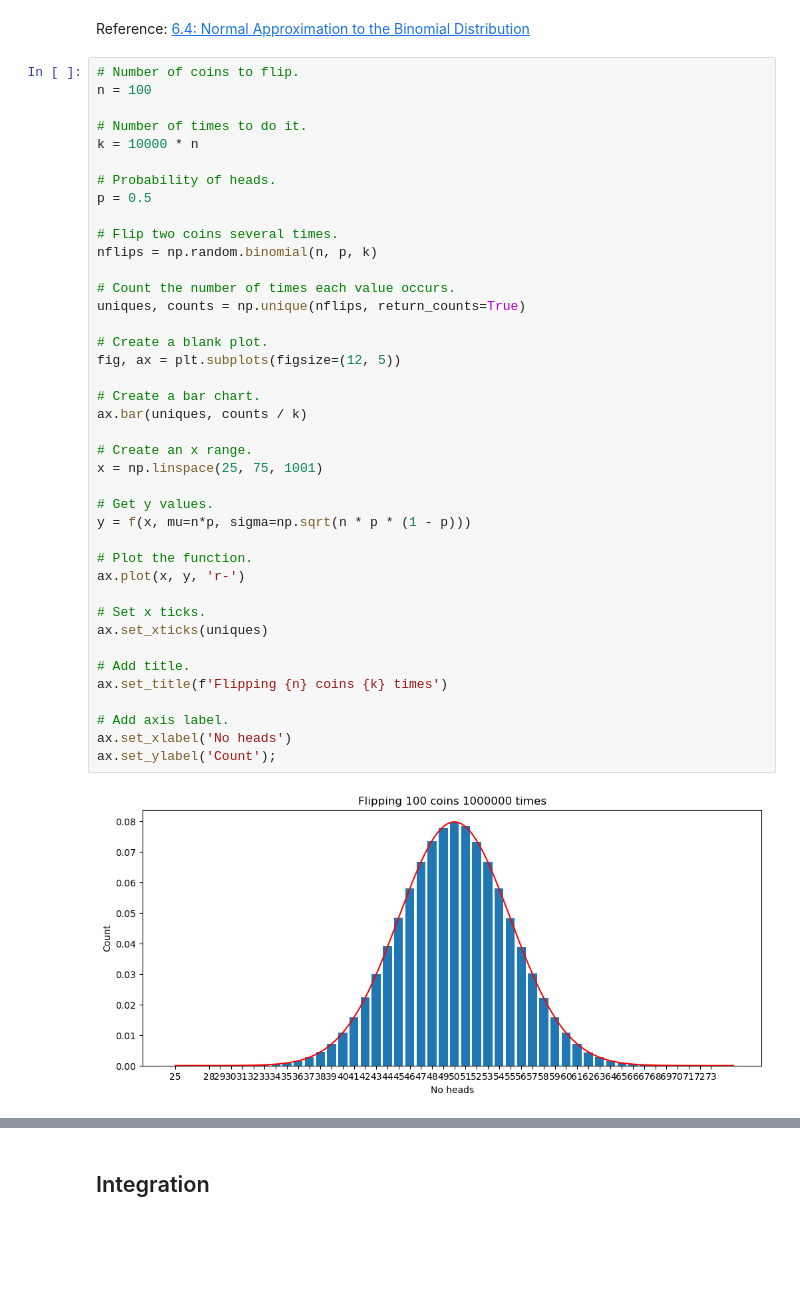
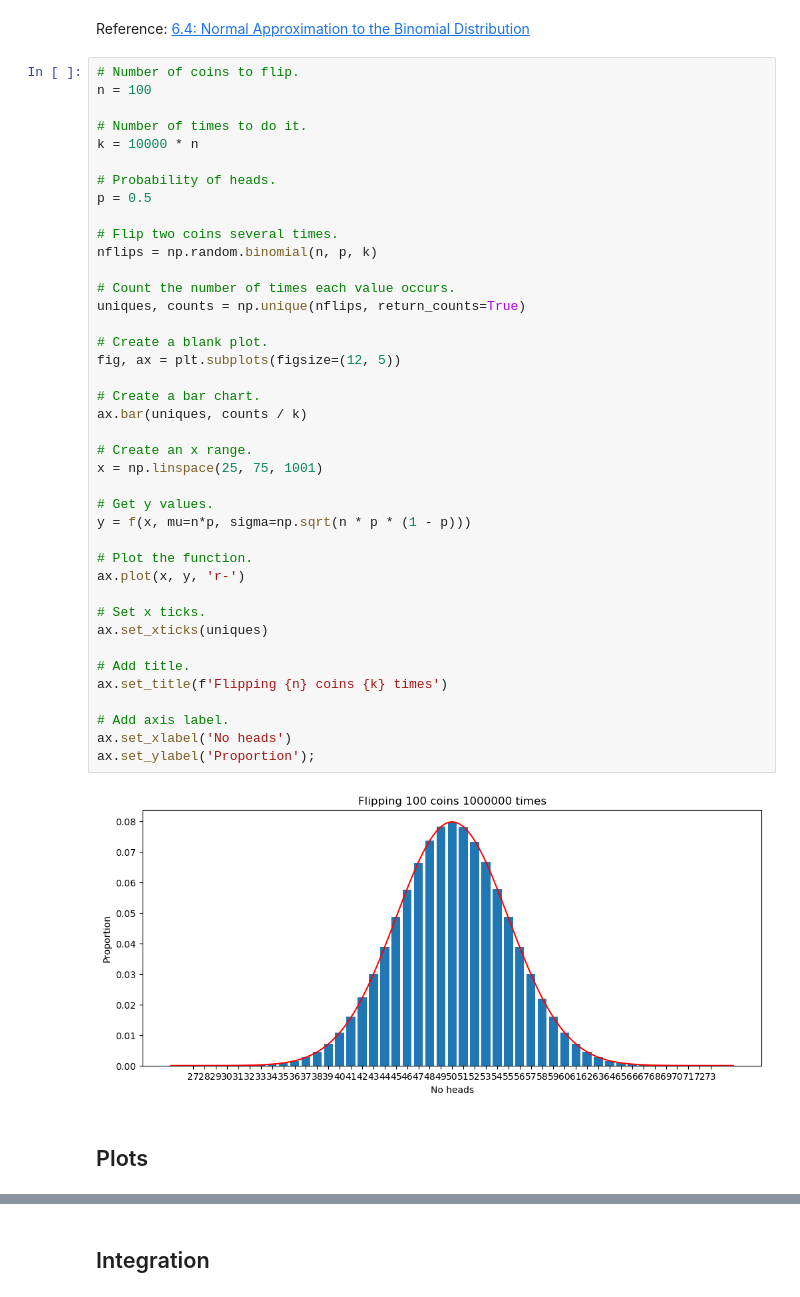
Before and after one commit to ianmcloughlin/2425_applied_statistics, a Jupyter notebook: 03_normal.ipynb, the cells around one changed output, grey strips where cells are left out. Drawn from its saved outputs; the diff is of its cells as text; blank space fills up the shorter version.

```diff
--- a/03_normal.ipynb
+++ b/03_normal.ipynb
@@ -235,32 +241,34 @@ p = 0.5
 # Flip two coins several times.
 nflips = np.random.binomial(n, p, k)
 
 # Count the number of times each value occurs.
 uniques, counts = np.unique(nflips, return_counts=True)
 
 # Create a blank plot.
 fig, ax = plt.subplots(figsize=(12, 5))
 
 # Create a bar chart.
 ax.bar(uniques, counts / k)
 
 # Create an x range.
 x = np.linspace(25, 75, 1001)
 
 # Get y values.
 y = f(x, mu=n*p, sigma=np.sqrt(n * p * (1 - p)))
 
 # Plot the function.
 ax.plot(x, y, 'r-')
 
 # Set x ticks.
 ax.set_xticks(uniques)
 
 # Add title.
 ax.set_title(f'Flipping {n} coins {k} times')
 
 # Add axis label.
 ax.set_xlabel('No heads')
-ax.set_ylabel('Count');
+ax.set_ylabel('Proportion');
 # %% [output]
-[figure, old version]
+[figure, new version]
+# %% [markdown]
+## Plots
```
Also changed, not shown: parts of 25 cells of this notebook.
